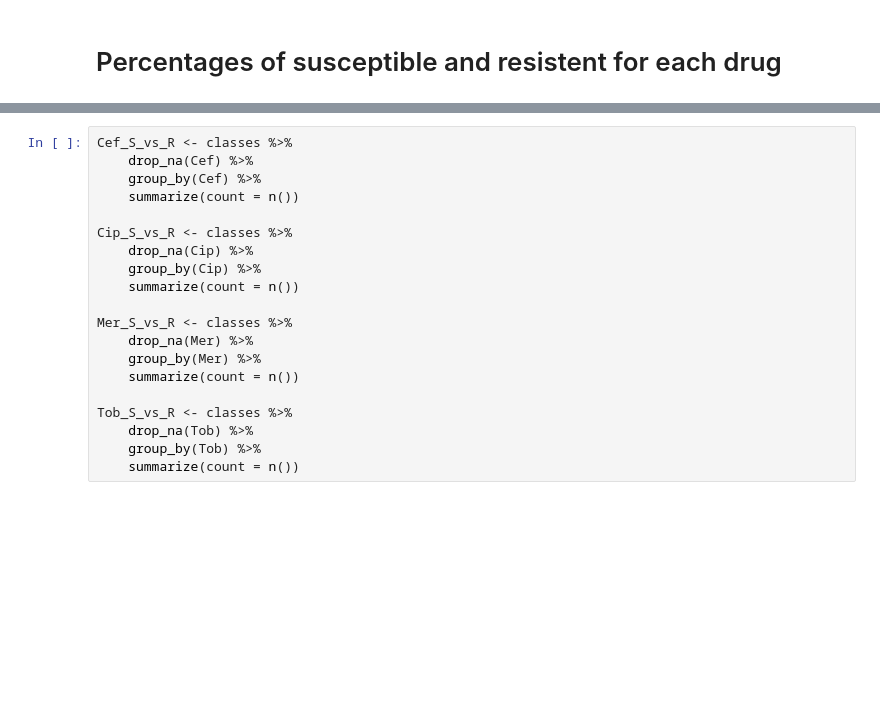
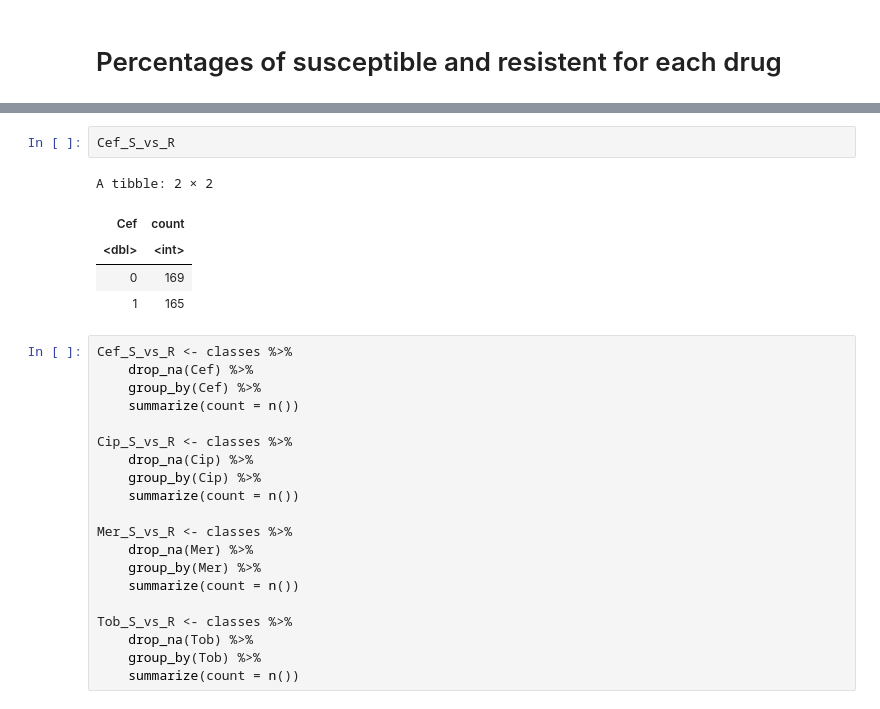
Before and after one commit to riccardo03-maker/Multiomic_integration_antimicrobial_resistance, a Jupyter notebook: r_trials.ipynb, the cells around one changed output, grey strips where cells are left out. Cells and saved outputs as stored; diff of their text form; blank space fills up the shorter version.

```diff
--- a/r_trials.ipynb
+++ b/r_trials.ipynb
@@ -114,3 +42,11 @@ A tibble: 2 × 2
+# %%
+Cef_S_vs_R
+# %% [output]
+A tibble: 2 × 2
+| Cef | count |
+| <dbl> | <int> |
+| 0 | 169 |
+| 1 | 165 |
 # %%
 Cef_S_vs_R <- classes %>%
     drop_na(Cef) %>%
```
Also changed, not shown: parts of 40 cells of this notebook, 12 other files.
